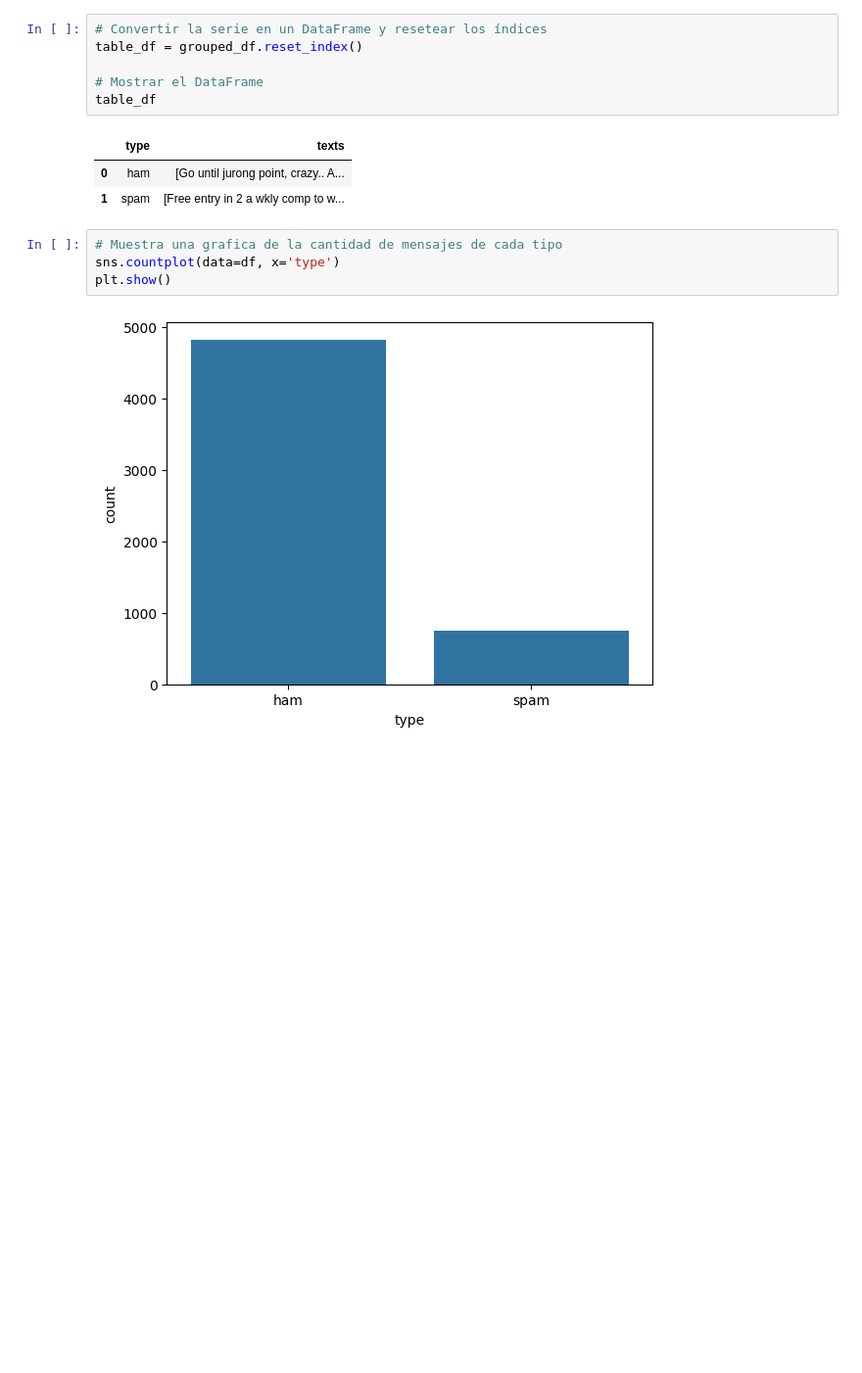
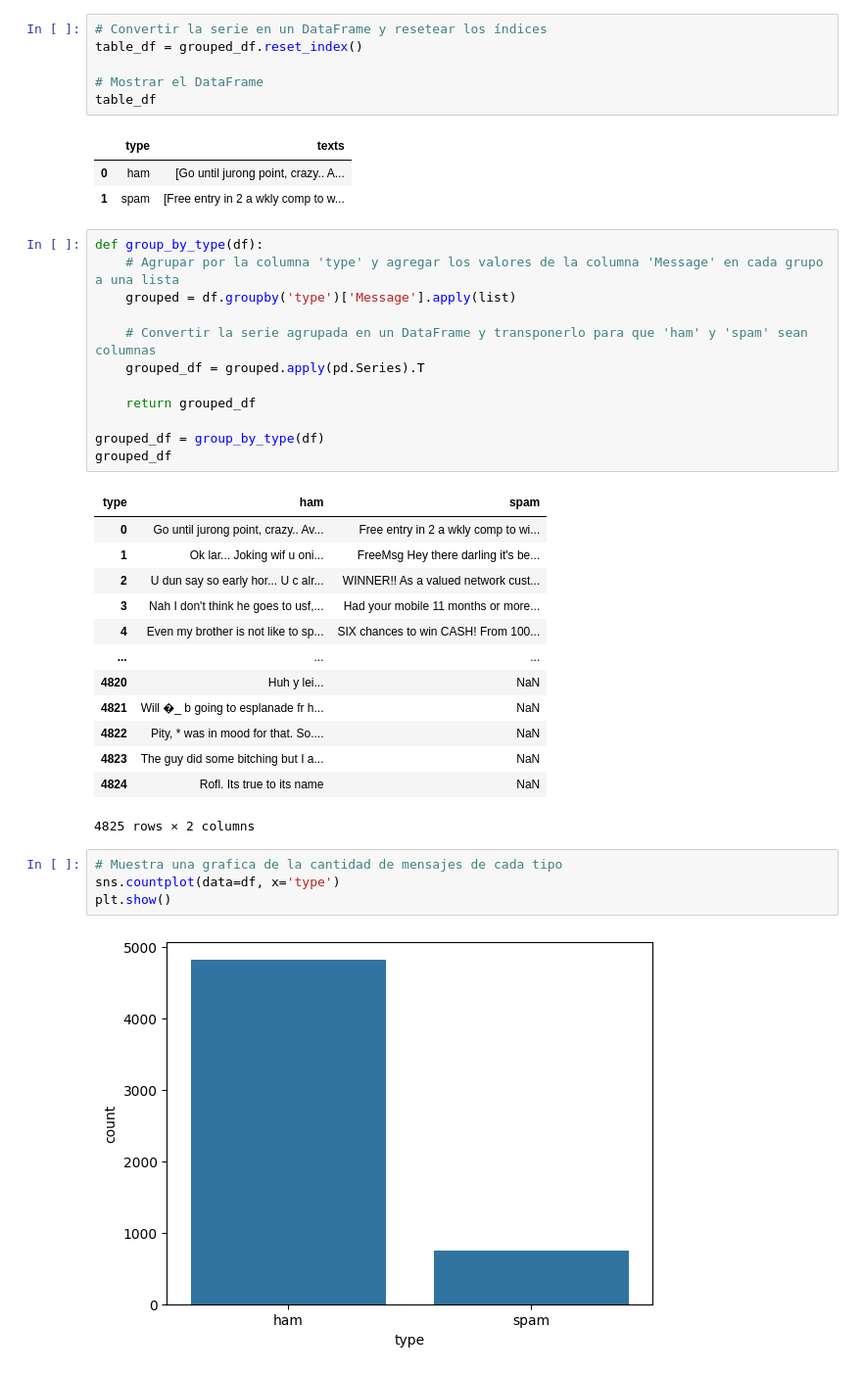
Before and after one commit to ManuelR11/Proyecto02_IA, a Jupyter notebook: Proyecto02.ipynb, the cells around one changed output. Shown: that part at 98% size. Drawn from its saved outputs; the diff is of its cells as text; blank space fills up the shorter version.

```diff
--- a/Proyecto02.ipynb
+++ b/Proyecto02.ipynb
@@ -54,6 +54,32 @@ table_df
 |  | type | texts |
 | 0 | ham | [Go until jurong point, crazy.. A... |
 | 1 | spam | [Free entry in 2 a wkly comp to w... |
+# %%
+def group_by_type(df):
+    # Agrupar por la columna 'type' y agregar los valores de la columna 'Message' en cada grupo a una lista
+    grouped = df.groupby('type')['Message'].apply(list)
+
+    # Convertir la serie agrupada en un DataFrame y transponerlo para que 'ham' y 'spam' sean columnas
+    grouped_df = grouped.apply(pd.Series).T
+
+    return grouped_df
+
+grouped_df = group_by_type(df)
+grouped_df
+# %% [output]
+| type | ham | spam |
+| 0 | Go until jurong point, crazy.. Av... | Free entry in 2 a wkly comp to wi... |
+| 1 | Ok lar... Joking wif u oni... | FreeMsg Hey there darling it's be... |
+| 2 | U dun say so early hor... U c alr... | WINNER!! As a valued network cust... |
+| 3 | Nah I don't think he goes to usf,... | Had your mobile 11 months or more... |
+| 4 | Even my brother is not like to sp... | SIX chances to win CASH! From 100... |
+| ... | ... | ... |
+| 4820 | Huh y lei... | NaN |
+| 4821 | Will �_ b going to esplanade fr h... | NaN |
+| 4822 | Pity, * was in mood for that. So.... | NaN |
+| 4823 | The guy did some bitching but I a... | NaN |
+| 4824 | Rofl. Its true to its name | NaN |
+4825 rows × 2 columns
 # %%
 # Muestra una grafica de la cantidad de mensajes de cada tipo
 sns.countplot(data=df, x='type')
```
Also changed, not shown: parts of 6 cells of this notebook.
